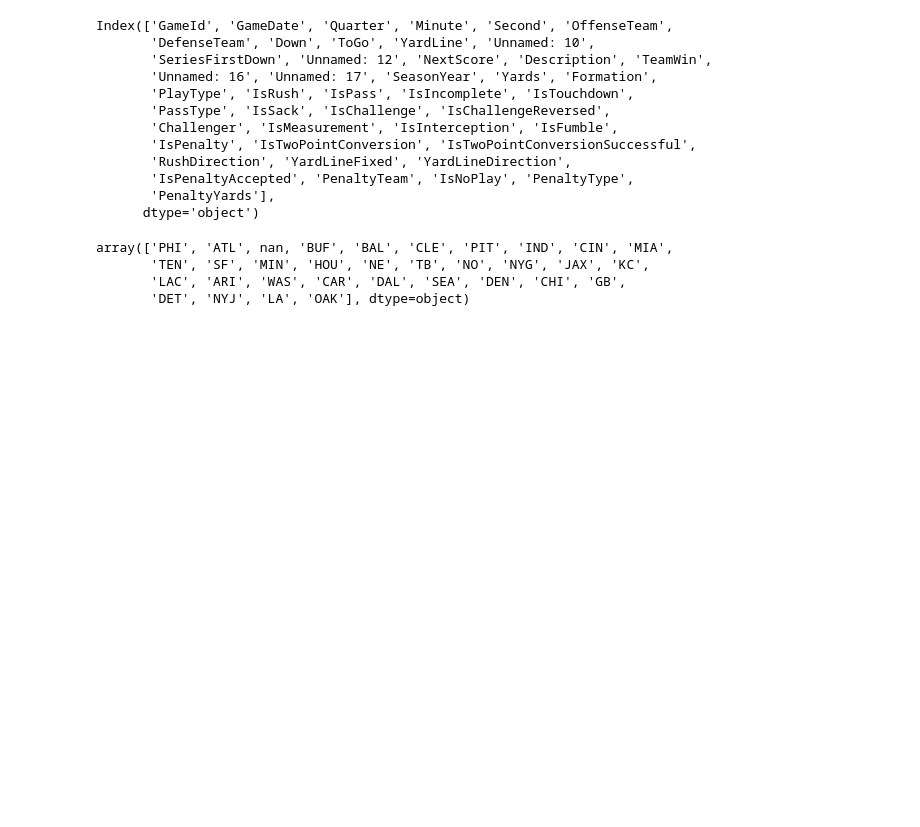
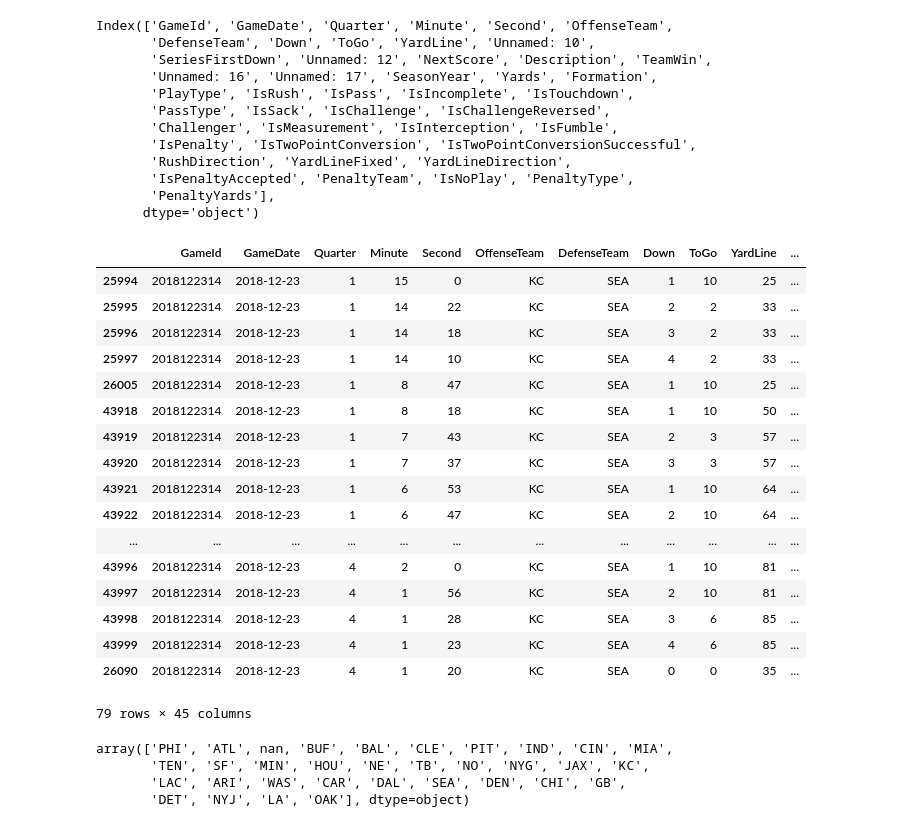
Before and after one commit to brent-lemieux/nfl, a Jupyter notebook: data_explo.ipynb, the cells around one changed output. Saved outputs shown, nothing was run; the diff lists cells and outputs as text; code cells hidden in the pictures; blank space fills up the shorter version.

```diff
--- a/data_explo.ipynb
+++ b/data_explo.ipynb
@@ -36,6 +36,27 @@ Index(['GameId', 'GameDate', 'Quarter', 'Minute', 'Second', 'OffenseTeam',
        'IsPenaltyAccepted', 'PenaltyTeam', 'IsNoPlay', 'PenaltyType',
        'PenaltyYards'],
       dtype='object')
+# %%
+df.loc[(df['OffenseTeam'] == 'KC') & (df['GameDate'] == '2018-12-23')]
+# %% [output]
+|  | GameId | GameDate | Quarter | Minute | Second | OffenseTeam | DefenseTeam | Down | ToGo | YardLine | ... |
+| 25994 | 2018122314 | 2018-12-23 | 1 | 15 | 0 | KC | SEA | 1 | 10 | 25 | ... |
+| 25995 | 2018122314 | 2018-12-23 | 1 | 14 | 22 | KC | SEA | 2 | 2 | 33 | ... |
+| 25996 | 2018122314 | 2018-12-23 | 1 | 14 | 18 | KC | SEA | 3 | 2 | 33 | ... |
+| 25997 | 2018122314 | 2018-12-23 | 1 | 14 | 10 | KC | SEA | 4 | 2 | 33 | ... |
+| 26005 | 2018122314 | 2018-12-23 | 1 | 8 | 47 | KC | SEA | 1 | 10 | 25 | ... |
+| 43918 | 2018122314 | 2018-12-23 | 1 | 8 | 18 | KC | SEA | 1 | 10 | 50 | ... |
+| 43919 | 2018122314 | 2018-12-23 | 1 | 7 | 43 | KC | SEA | 2 | 3 | 57 | ... |
+| 43920 | 2018122314 | 2018-12-23 | 1 | 7 | 37 | KC | SEA | 3 | 3 | 57 | ... |
+| 43921 | 2018122314 | 2018-12-23 | 1 | 6 | 53 | KC | SEA | 1 | 10 | 64 | ... |
+| 43922 | 2018122314 | 2018-12-23 | 1 | 6 | 47 | KC | SEA | 2 | 10 | 64 | ... |
+| ... | ... | ... | ... | ... | ... | ... | ... | ... | ... | ... | ... |
+| 43996 | 2018122314 | 2018-12-23 | 4 | 2 | 0 | KC | SEA | 1 | 10 | 81 | ... |
+| 43997 | 2018122314 | 2018-12-23 | 4 | 1 | 56 | KC | SEA | 2 | 10 | 81 | ... |
+| 43998 | 2018122314 | 2018-12-23 | 4 | 1 | 28 | KC | SEA | 3 | 6 | 85 | ... |
+| 43999 | 2018122314 | 2018-12-23 | 4 | 1 | 23 | KC | SEA | 4 | 6 | 85 | ... |
+| 26090 | 2018122314 | 2018-12-23 | 4 | 1 | 20 | KC | SEA | 0 | 0 | 35 | ... |
+79 rows × 45 columns
 # %%
 df['OffenseTeam'].unique()
 # %% [output]
```
Also changed, not shown: 10 other files.
